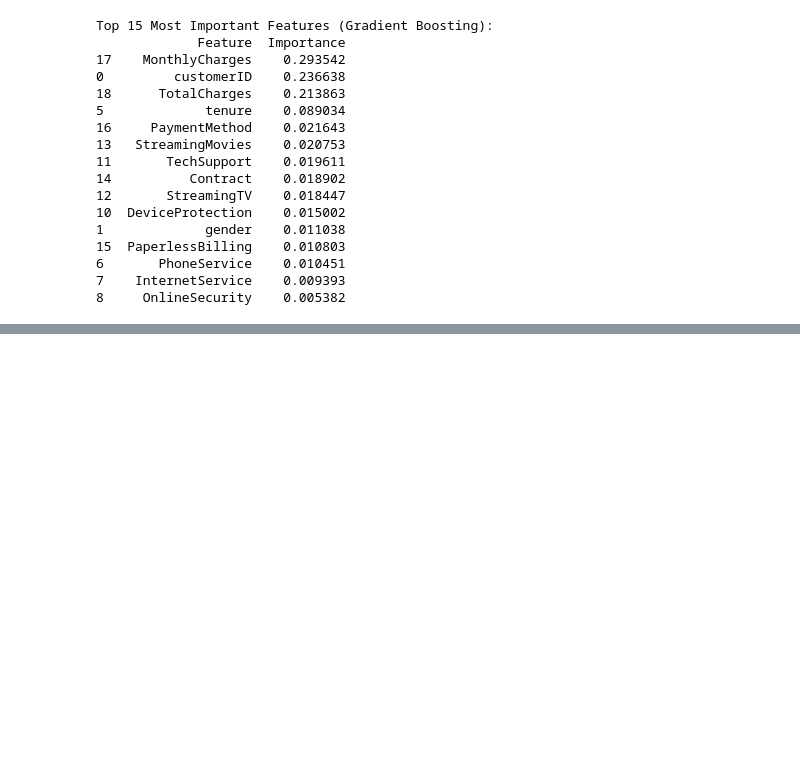
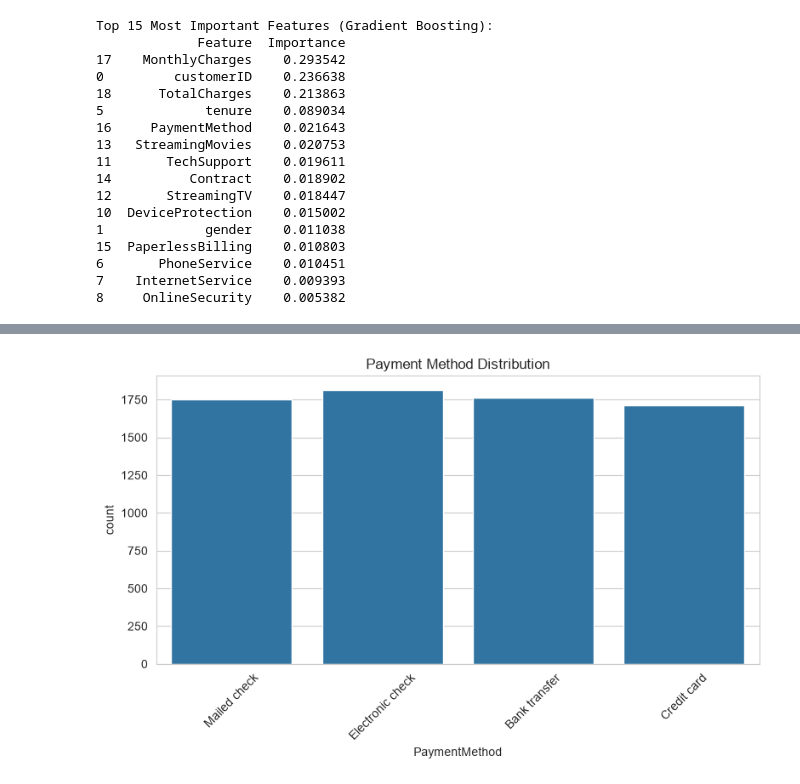
Before and after one commit to ManvithaBodla/Customer-Churn-Prediction, a Jupyter notebook: notebooks/Customer_Churn.ipynb, the cells around one changed output, grey strips where cells are left out. Cells and saved outputs as stored; diff of their text form; code cells hidden in the pictures; blank space fills up the shorter version.

```diff
--- a/notebooks/Customer_Churn.ipynb
+++ b/notebooks/Customer_Churn.ipynb
@@ -339,0 +412,10 @@ Top 15 Most Important Features (Gradient Boosting):
+# %%
+plt.figure(figsize=(8,5))
+sns.countplot(data=df, x='PaymentMethod')
+plt.xticks(rotation=45)
+plt.title("Payment Method Distribution")
+plt.tight_layout()
+plt.savefig("../outputs/payment_method_distribution.png", dpi=300)
+plt.show()
+# %% [output]
+[figure, added]
```
Also changed, not shown: parts of 14 cells of this notebook.
